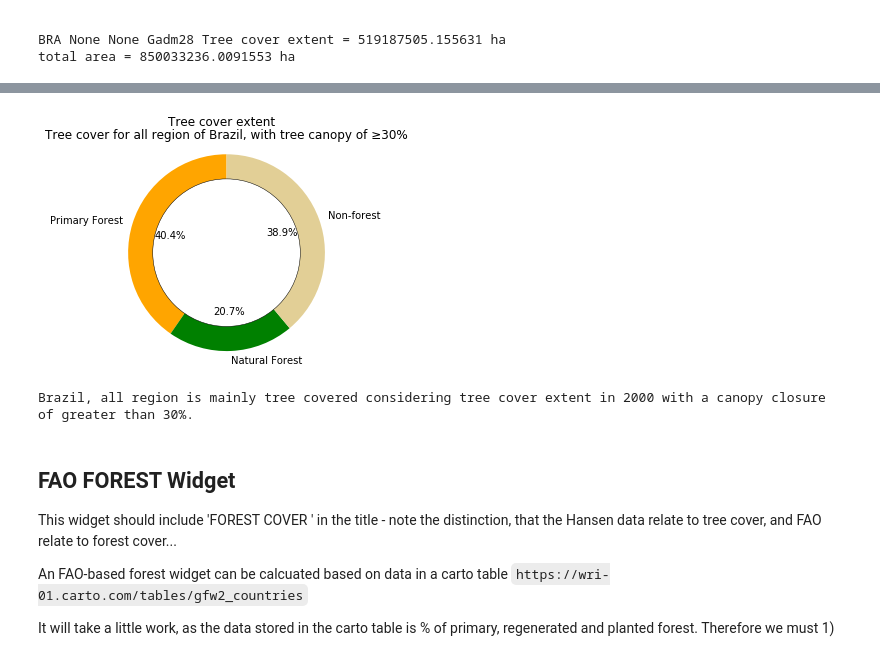
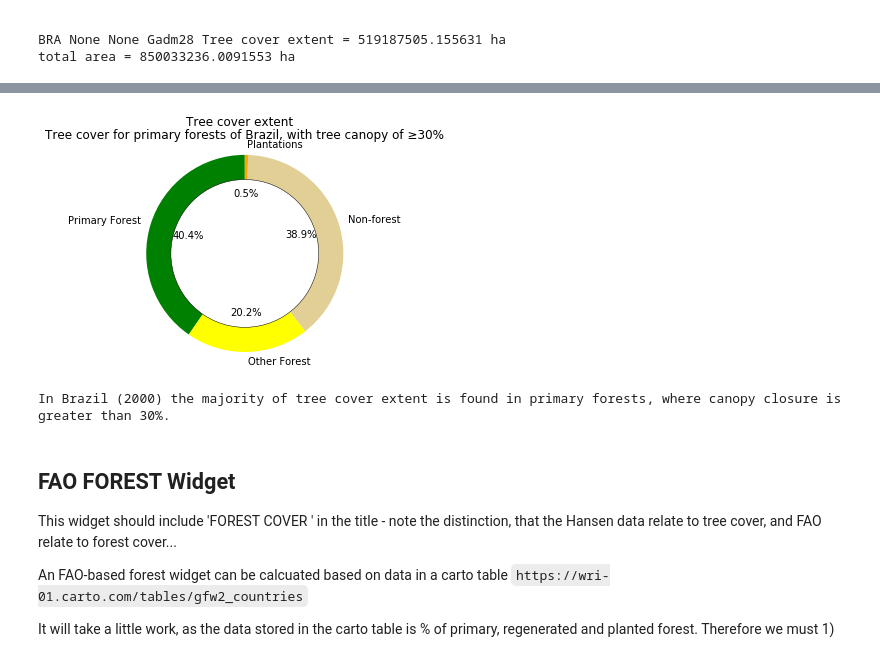
Before and after one commit to Vizzuality/data_sci_tutorials, a Jupyter notebook: work/Country_pages_examples.ipynb, the cells around one changed output, grey strips where cells are left out. Saved outputs shown, nothing was run; the diff lists cells and outputs as text; code cells hidden in the pictures.

```diff
--- a/work/Country_pages_examples.ipynb
+++ b/work/Country_pages_examples.ipynb
@@ -564,11 +597,11 @@ adm0 = 'BRA'
 threshold = 30
 adm1 = None
 adm2 = None
-location = 'All Region'
+location = 'Intact Forest Landscapes'
 year = 2000
 
 tags = ["land_cover"]
-selectable_polynames = ['gadm28', 'ifl_2013']
+selectable_polynames = ['ifl_2013', 'ifl_2013__mining','ifl_2013__wdpa']
 # %%
 # get a human readable {id: name} json for either admin 1 or 2 level as needed:
 
@@ -723,11 +830,12 @@ adm0 = 'BRA'
 threshold = 30
 adm1 = None
 adm2 = None
-location = 'All Region'
+location = 'Primary Forests'
 year = 2000
 
 tags = ["land_cover"]
-selectable_polynames = ['gadm28', 'primary_forest']
+selectable_polynames = ['gadm28', 'primary_forest', 'primary_forest__mining',
+                        'primary_forest__wdpa','primary_forest__landmark']
 # %%
 # get a human readable {id: name} json for either admin 1 or 2 level as needed:
 
@@ -776,10 +894,10 @@ Status: 200
 BRA None None Gadm28 Tree cover extent = 519187505.155631 ha
 total area = 850033236.0091553 ha
 # %%
-# For some locations we will also need to retrieve an area for Intact forest Landscapes
-# This is the area of UMD forest cover intersecting tree plantations at admin2 level
+# get primary forests extent and area
 
-if location in ['All Region']:
+if location in ['Primary Forests', 'Mining in Primary Forests',
+                'Protected Areas in Primary Forests','Indigenous Lands in Primary Forests']:
     sql = extent_queries(p_name=polynames['Primary Forests'], adm0=adm0,
                          adm1=adm1, adm2=adm2, threshold=threshold)
     r = requests.get(url, params = {"sql": sql})
@@ -792,9 +910,9 @@ if location in ['All Region']:
         primary_forest = r.json().get('data')[0].get('value')
     except:
         primary_forest = 0.0
-    print(f"\n{adm0} {adm1} {adm2} plantation area = {plantations} ha")
+    print(f"\n{adm0} {adm1} {adm2} plantation area = {primary_forest} ha")
 else:
-    print(f"No plantation data neded for '{location}'")
+    print(f"No data, for '{prime_forest}'")
     primary_forest = None
 # %% [output]
 Request for  adm0 area
@@ -820,53 +968,72 @@ primary_forest=3.43232e+08, tree cover=5.19188e+08, area=8.50033e+08
 # %%
 # Pie chart, where the slices will be ordered and plotted counter-clockwise:
 if adm0 and not adm1 and not adm2:
     dynamic_sentence = (f"Tree cover for {location.lower()} of {iso_to_countries[adm0]}, "
                         f"with tree canopy of \u2265{threshold}%")
 if adm0 and adm1 and not adm2:
     dynamic_sentence = (f"Tree cover for {location.lower()} of {areaId_to_name[adm1]}, "
                         f"with tree canopy of \u2265{threshold}%")
 if adm0 and adm1 and adm2:
     dynamic_sentence = (f"Tree cover for {location.lower()} of {areaId_to_name[adm2]}, "
                         f"with tree canopy of \u2265{threshold}%")
 
+if location in ['Mining in Primary Forests',
+                'Protected Areas in Primary Forests','Indigenous Lands in Primary Forests']:
+        labels = ['Primary Forest', 'Other Forest', 'Non-forest']
+        sizes = [primary_forest, total_area - primary_forest, total_area - super_location]
+        colors = ['green', 'yellow','#E2CF96']
 
-if location in ['All Region']:
-    labels = 'Primary Forest', 'Natural Forest', 'Non-forest'
+        if adm0 in valid_plantations and plantations != 0:
+
+            labels.append('Plantations')
+            sizes.append(plantations)
+            colors.append('orange')
+            sizes[1] = sizes[1] - plantations
+
+elif location in ['Primary Forests']:
+    labels = ['Primary Forest', 'Other Forest', 'Non-forest']
     sizes = [primary_forest, tree_cover_extent_2010 - primary_forest, total_area - tree_cover_extent_2010]
-    colors = ['orange','green','#E2CF96']
-else:
-    labels = 'Tree cover', 'Non-forest'
-    sizes = [primary_forest, total_area - tree_cover_extent_2010]
-    colors = ['green','#E2CF96']
+    colors = ['green', 'yellow','#E2CF96']
+
+    if adm0 in valid_plantations and plantations != 0:
+
+        labels.append('Plantations')
+        sizes.append(plantations)
+        colors.append('orange')
+        sizes[1] = sizes[1] - plantations
 
 fig1, ax1 = plt.subplots()
 ax1.pie(sizes, labels=labels, autopct='%1.1f%%',
         shadow=False, startangle=90, colors=colors)
 ax1.axis('equal')
 centre_circle = plt.Circle((0,0),0.75,color='black', fc='white',linewidth=0.5)
 fig1 = plt.gcf()
 fig1.gca().add_artist(centre_circle)
 plt.suptitle('Tree cover extent')
 plt.title(dynamic_sentence)
 plt.show()
 # %% [output]
-[figure, old version]
+[figure, new version]
 # %%
+if adm0 not in valid_plantations:
+    plantations = 0
+
 if adm2:
-    print(f"{areaId_to_name[adm2]}, ", end="")
+    print(f"In {areaId_to_name[adm2]} ({year}) ", end="")
 elif adm1:
-    print(f"{areaId_to_name[adm1]}, ", end="")
+    print(f"In {areaId_to_name[adm1]} ({year}) ", end="")
 elif adm0:
-    print(f"{iso_to_countries[adm0]}, ", end="")
+    print(f"In {iso_to_countries[adm0]} ({year}) ", end="")
 
-print(f"{location.lower()} is mainly ", end="")
-if primary_forest + tree_cover_extent_2010 > 50:
-    print(f"tree covered considering tree cover extent ", end="")
+if primary_forest/tree_cover_extent_2010 > 0.5:
+    print(f"the majority of tree cover extent is found in {location.lower()}, ", end="")
+elif (tree_cover_extent_2010 - primary_forest - plantations)/tree_cover_extent_2010 > 0.5:
+    print(f"the majority of tree cover extent is found in other forests, ", end="")
 else:
-     print(f"non-forest considering tree cover extent ", end="")
-print(f"in {year} with a canopy closure of greater than {threshold}%.")
+    print(f"the majority of tree cover extent is found in plantations, ", end="")
+print(f"where canopy closure is greater than {threshold}%.")
 # %% [output]
-Brazil, all region is mainly tree covered considering tree cover extent in 2000 with a canopy closure of greater than 30%.
+In Brazil (2000) the majority of tree cover extent is found in primary forests, where canopy closure is greater than 30%.
 # %% [markdown]
 <a id='s2'></a>
 ## FAO FOREST Widget
```
Also changed, not shown: parts of 20 cells of this notebook.
